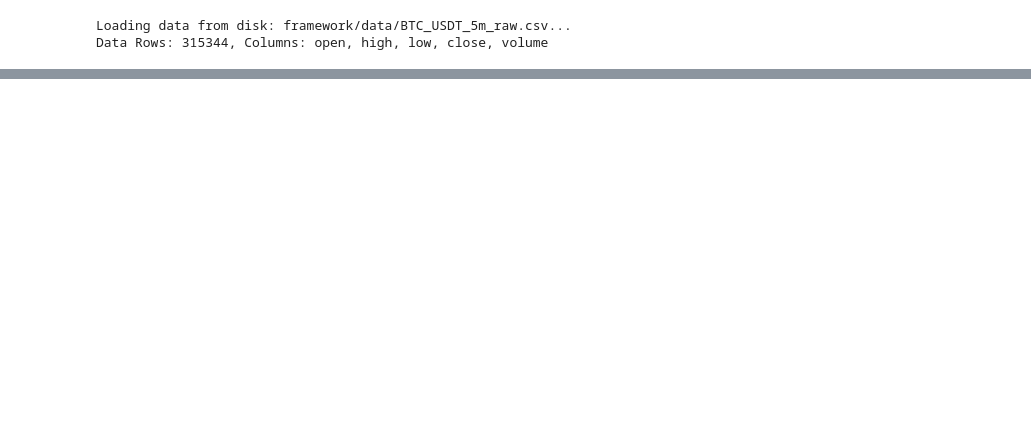
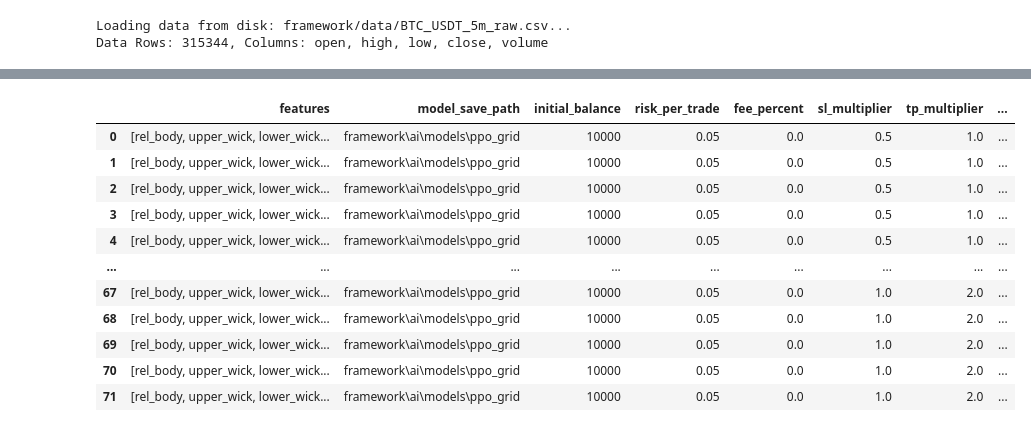
Before and after one commit to mwaqar666/Bot, a Jupyter notebook: train_agent.ipynb, the cells around one changed output, grey strips where cells are left out. Drawn from its saved outputs; the diff is of its cells as text; code cells hidden in the pictures; blank space fills up the shorter version.

```diff
--- a/train_agent.ipynb
+++ b/train_agent.ipynb
@@ -100,5 +73,89 @@ len(features), features
 # %%
+from itertools import product
+from pathlib import Path
+from typing import Any
+import pandas as pd
+
 from framework.ai.training.train_agent import ModelTrainer
 
-model_save_path = "framework/ai/models/ppo"
-model_trainer = ModelTrainer(features, model_save_path=model_save_path)
+features: list[str] = [col for col in train_df.columns if col not in ["open", "high", "low", "close", "volume", "atr"]]
+model_save_root = Path("framework/ai/models/ppo_grid")
+model_save_root.mkdir(parents=True, exist_ok=True)
+
+# Recommended starter search space
+hyperparameter_values: dict[str, list[Any]] = {
+    "features": [features],
+    "model_save_path": [model_save_root],
+    "initial_balance": [10_000],
+    "risk_per_trade": [0.05],
+    "fee_percent": [0.0],
+    "sl_multiplier": [0.5, 1.0],
+    "tp_multiplier": [1.0, 2.0],
+    "window_size": [1],
+    "total_timesteps": [500_000],
+    "learning_rate": [3e-4],
+    "n_steps": [2048],
+    "batch_size": [64],
+    "n_epochs": [10],
+    "gamma": [0.99, 0.995],
+    "gae_lambda": [0.95, 0.965, 0.98],
+    "ent_coef": [0.0, 0.0025, 0.005],
+    "n_envs": [8],
+    "vec_env_type": ["subproc"],
+    "device": ["auto"],
+    "plot_every": [2048],
+    "model_verbose": [1],
+    "tensorboard_log": ["framework/ai/training/tensorboard"],
+    "tb_log_name": ["PPO"],
+    "log_interval": [1],
+}
+
+
+def _make_hashable(value: Any) -> Any:
+    if isinstance(value, dict):
+        return tuple(sorted((k, _make_hashable(v)) for k, v in value.items()))
+    if isinstance(value, (list, tuple)):
+        return tuple(_make_hashable(v) for v in value)
+    if isinstance(value, Path):
+        return str(value)
+    return value
+
+
+def _dedupe_values(values: list[Any]) -> list[Any]:
+    unique: list[Any] = []
+    seen: set[Any] = set()
+    for value in values:
+        key = _make_hashable(value)
+        if key not in seen:
+            seen.add(key)
+            unique.append(value)
+    return unique
+
+
+def generate_hyperparameter_combinations(
+    search_space: dict[str, list[Any]],
+) -> list[dict[str, Any]]:
+    """Create unique combinations from all candidate values per hyperparameter."""
+    normalized_space = {k: _dedupe_values(v) for k, v in search_space.items()}
+
+    keys = list(normalized_space.keys())
+    all_value_lists = [normalized_space[k] for k in keys]
+
+    combinations: list[dict[str, Any]] = []
+    seen: set[tuple[tuple[str, Any], ...]] = set()
+
+    for values in product(*all_value_lists):
+        combo = dict(zip(keys, values))
+        combo_key = tuple((k, _make_hashable(combo[k])) for k in keys)
+        if combo_key not in seen:
+            seen.add(combo_key)
+            combinations.append(combo)
+
+    return combinations
+
+
+hyperparameter_combinations = generate_hyperparameter_combinations(hyperparameter_values)
+
+print(f"Total unique hyperparameter combinations: {len(hyperparameter_combinations)}")
+pd.DataFrame(hyperparameter_combinations)
+# %% [output]
@@ -104,0 +163,12 @@ model_trainer = ModelTrainer(features, model_save_path=model_save_path)
+|  | features | model_save_path | initial_balance | risk_per_trade | fee_percent | sl_multiplier | tp_multiplier | ... |
+| 0 | [rel_body, upper_wick, lower_wick... | framework\ai\models\ppo_grid | 10000 | 0.05 | 0.0 | 0.5 | 1.0 | ... |
+| 1 | [rel_body, upper_wick, lower_wick... | framework\ai\models\ppo_grid | 10000 | 0.05 | 0.0 | 0.5 | 1.0 | ... |
+| 2 | [rel_body, upper_wick, lower_wick... | framework\ai\models\ppo_grid | 10000 | 0.05 | 0.0 | 0.5 | 1.0 | ... |
+| 3 | [rel_body, upper_wick, lower_wick... | framework\ai\models\ppo_grid | 10000 | 0.05 | 0.0 | 0.5 | 1.0 | ... |
+| 4 | [rel_body, upper_wick, lower_wick... | framework\ai\models\ppo_grid | 10000 | 0.05 | 0.0 | 0.5 | 1.0 | ... |
+| ... | ... | ... | ... | ... | ... | ... | ... | ... |
+| 67 | [rel_body, upper_wick, lower_wick... | framework\ai\models\ppo_grid | 10000 | 0.05 | 0.0 | 1.0 | 2.0 | ... |
+| 68 | [rel_body, upper_wick, lower_wick... | framework\ai\models\ppo_grid | 10000 | 0.05 | 0.0 | 1.0 | 2.0 | ... |
+| 69 | [rel_body, upper_wick, lower_wick... | framework\ai\models\ppo_grid | 10000 | 0.05 | 0.0 | 1.0 | 2.0 | ... |
+| 70 | [rel_body, upper_wick, lower_wick... | framework\ai\models\ppo_grid | 10000 | 0.05 | 0.0 | 1.0 | 2.0 | ... |
+| 71 | [rel_body, upper_wick, lower_wick... | framework\ai\models\ppo_grid | 10000 | 0.05 | 0.0 | 1.0 | 2.0 | ... |
```
Also changed, not shown: parts of 6 cells of this notebook, 45 other files.
